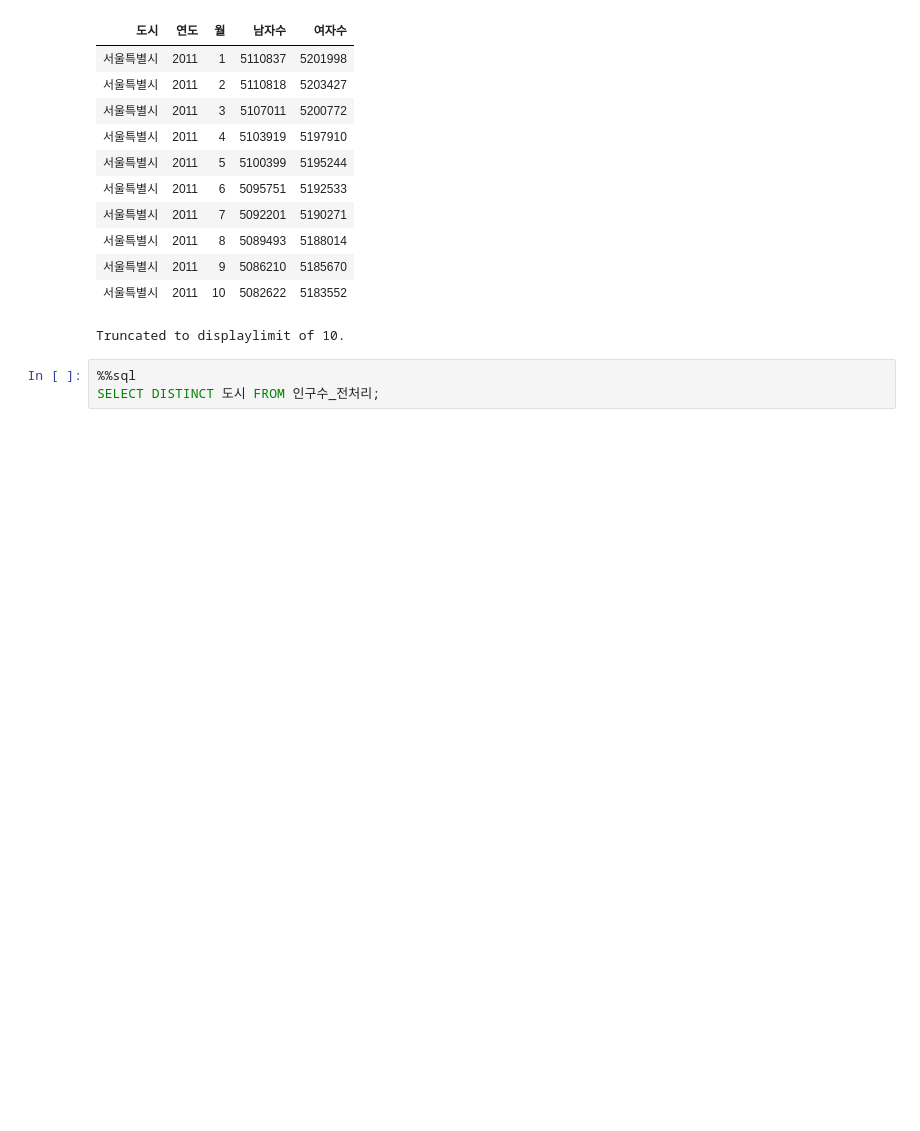
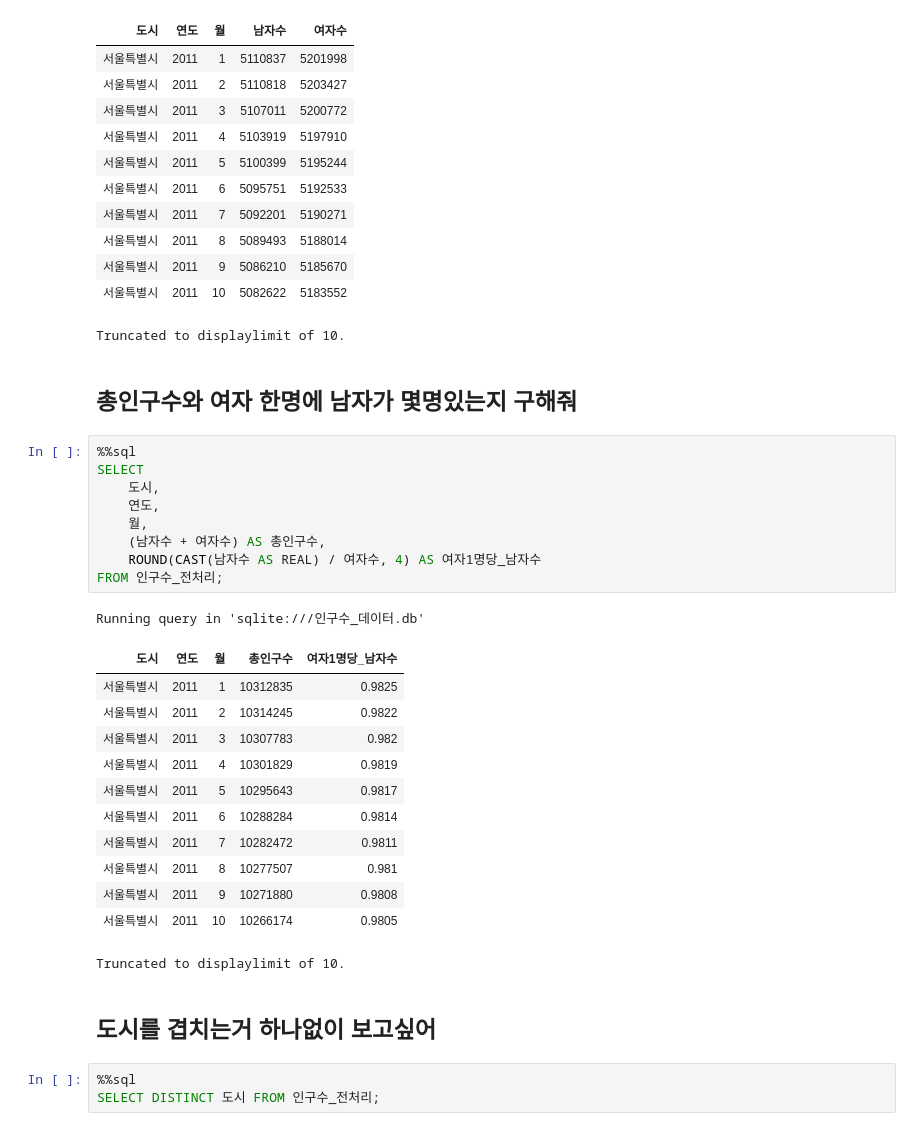
Before and after one commit to An0jin/Data_School_With_Ai, a Jupyter notebook: 초등학교 3~4학년 과정/SQL기초/인구수를 구해보자/main.ipynb, the cells around one changed output. Drawn from its saved outputs; the diff is of its cells as text; blank space fills up the shorter version.

```diff
--- a/초등학교 3~4학년 과정/SQL기초/인구수를 구해보자/main.ipynb
+++ b/초등학교 3~4학년 과정/SQL기초/인구수를 구해보자/main.ipynb
@@ -63,6 +106,33 @@ Running query in 'sqlite:///인구수_데이터.db'
 | 서울특별시 | 2011 | 9 | 5086210 | 5185670 |
 | 서울특별시 | 2011 | 10 | 5082622 | 5183552 |
 Truncated to displaylimit of 10.
+# %% [markdown]
+## 총인구수와 여자 한명에 남자가 몇명있는지 구해줘
+# %%
+%%sql
+SELECT
+    도시,
+    연도,
+    월,
+    (남자수 + 여자수) AS 총인구수,
+    ROUND(CAST(남자수 AS REAL) / 여자수, 4) AS 여자1명당_남자수
+FROM 인구수_전처리;
+# %% [output]
+Running query in 'sqlite:///인구수_데이터.db'
+| 도시 | 연도 | 월 | 총인구수 | 여자1명당_남자수 |
+| 서울특별시 | 2011 | 1 | 10312835 | 0.9825 |
+| 서울특별시 | 2011 | 2 | 10314245 | 0.9822 |
+| 서울특별시 | 2011 | 3 | 10307783 | 0.982 |
+| 서울특별시 | 2011 | 4 | 10301829 | 0.9819 |
+| 서울특별시 | 2011 | 5 | 10295643 | 0.9817 |
+| 서울특별시 | 2011 | 6 | 10288284 | 0.9814 |
+| 서울특별시 | 2011 | 7 | 10282472 | 0.9811 |
+| 서울특별시 | 2011 | 8 | 10277507 | 0.981 |
+| 서울특별시 | 2011 | 9 | 10271880 | 0.9808 |
+| 서울특별시 | 2011 | 10 | 10266174 | 0.9805 |
+Truncated to displaylimit of 10.
+# %% [markdown]
+## 도시를 겹치는거 하나없이 보고싶어
 # %%
 %%sql
 SELECT DISTINCT 도시 FROM 인구수_전처리;
```
Also changed, not shown: parts of 18 cells of this notebook, 6 other files.
